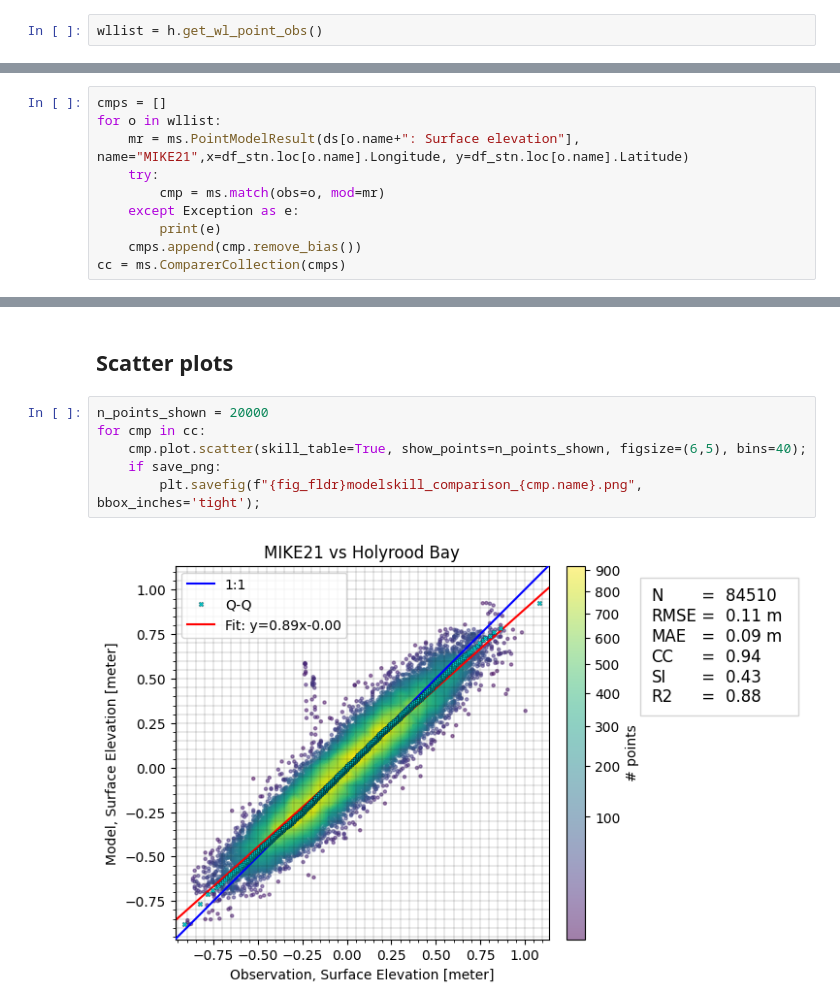
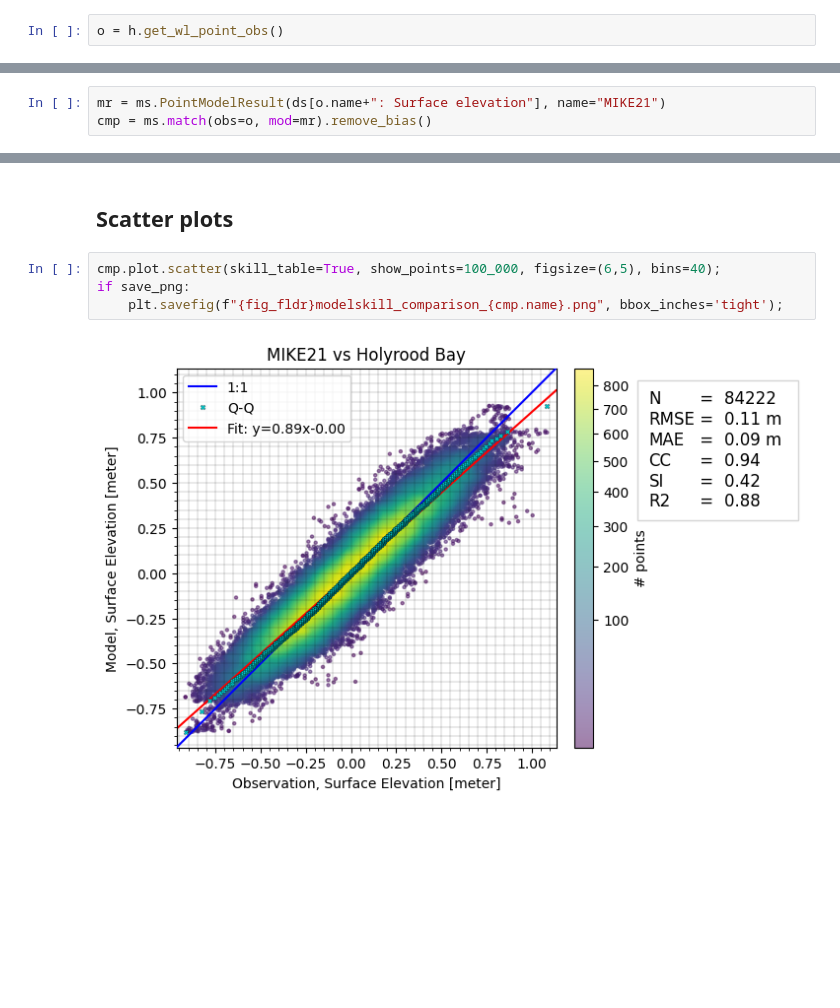
Before and after one commit to DHI/WaterBench-MIKE21HD-ConceptionBay, a Jupyter notebook: code/model_validation_waterlevel.ipynb, the cells around one changed output, grey strips where cells are left out. Saved outputs shown, nothing was run; the diff lists cells and outputs as text; blank space fills up the shorter version.

```diff
--- a/code/model_validation_waterlevel.ipynb
+++ b/code/model_validation_waterlevel.ipynb
@@ -34,6 +34,6 @@ ds.items
 # %% [markdown]
 The [ModelSkill package](https://dhi.github.io/modelskill/) can be used to compare model results with observations.
 # %%
-wllist = h.get_wl_point_obs()
+o = h.get_wl_point_obs()
 # %%
 msh = mikeio.open("../input/ConceptionBay_mesh.mesh")
@@ -43,15 +43,8 @@ ms.plotting.spatial_overview(wllist, mod=msh);
 # %% [markdown]
 Match the right model result timeseries and observation. Also, remove the bias (different vertical datum).
 # %%
-cmps = []
-for o in wllist:
-    mr = ms.PointModelResult(ds[o.name+": Surface elevation"], name="MIKE21",x=df_stn.loc[o.name].Longitude, y=df_stn.loc[o.name].Latitude)
-    try:
-        cmp = ms.match(obs=o, mod=mr)
-    except Exception as e:
-        print(e)
-    cmps.append(cmp.remove_bias())
-cc = ms.ComparerCollection(cmps)
+mr = ms.PointModelResult(ds[o.name+": Surface elevation"], name="MIKE21")
+cmp = ms.match(obs=o, mod=mr).remove_bias()
 # %% [markdown]
 ## Skill table
 # %%
@@ -71,10 +64,8 @@ cc["Holyrood Bay"].sel(time=slice("2018-01-01","2018-01-16")).plot.timeseries();
 # %% [markdown]
 ## Scatter plots
 # %%
-n_points_shown = 20000
-for cmp in cc:
-    cmp.plot.scatter(skill_table=True, show_points=n_points_shown, figsize=(6,5), bins=40);
-    if save_png:
-        plt.savefig(f"{fig_fldr}modelskill_comparison_{cmp.name}.png", bbox_inches='tight');
+cmp.plot.scatter(skill_table=True, show_points=100_000, figsize=(6,5), bins=40);
+if save_png:
+    plt.savefig(f"{fig_fldr}modelskill_comparison_{cmp.name}.png", bbox_inches='tight');
 # %% [output]
-[figure, old version]
+[figure, new version]
```
Also changed, not shown: parts of 3 cells of this notebook, 6 other files.
